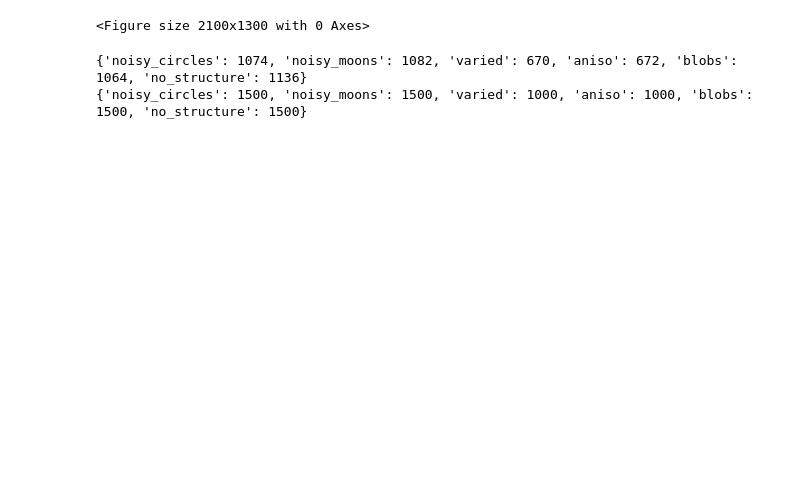
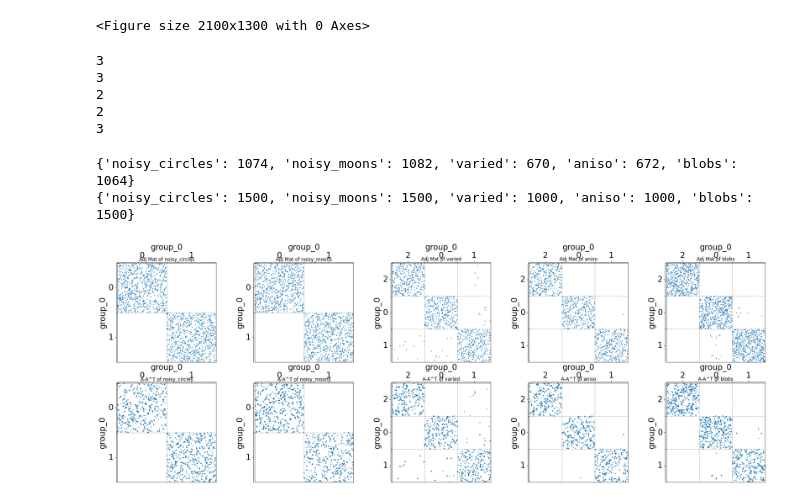
Before and after one commit to kareef928/sklearn-proj, a Jupyter notebook: kneighbors_test.ipynb, the cells around one changed output. Saved outputs shown, nothing was run; the diff lists cells and outputs as text; code cells hidden in the pictures; blank space fills up the shorter version.

```diff
--- a/kneighbors_test.ipynb
+++ b/kneighbors_test.ipynb
@@ -99,14 +106,16 @@ datasets = [
         },
     ),
     (blobs, {"min_samples": 7, "xi": 0.1, "min_cluster_size": 0.2}),
-    (no_structure, {}),
+    #(no_structure, {}),
 ]
 # %% [output]
 <Figure size 2100x1300 with 0 Axes>
 # %%
 #get k-nearest-neighbors graphs
-dataset_names = ["noisy_circles", "noisy_moons", "varied", "aniso", "blobs", "no_structure"]
+#dataset_names = ["noisy_circles", "noisy_moons", "varied", "aniso", "blobs", "no_structure"]
+dataset_names = ["noisy_circles", "noisy_moons", "varied", "aniso", "blobs"]
 nearest_neighbors_graphs = {}
+nearest_neighbors_graphs_symm = {}
 
 for i_dataset, (dataset, algo_params) in enumerate(datasets):
     # update parameters with dataset-specific values
@@ -114,7 +123,6 @@ for i_dataset, (dataset, algo_params) in enumerate(datasets):
     params.update(algo_params)
 
     X, y = dataset
-
     # normalize dataset for easier parameter selection
     X = StandardScaler().fit_transform(X)
 
@@ -123,8 +131,18 @@ for i_dataset, (dataset, algo_params) in enumerate(datasets):
         X, n_neighbors=params["n_neighbors"], include_self=False
     )
 
+    connectivity_symm = 0.5 * (connectivity + connectivity.T)
+
     #update the nearest neighbors dictionary
     nearest_neighbors_graphs[dataset_names[i_dataset]] = connectivity.toarray()
+    nearest_neighbors_graphs_symm[dataset_names[i_dataset]] = connectivity_symm.toarray()
+    print(params["n_neighbors"])
+# %% [output]
+3
+3
+2
+2
+3
 # %%
 nearest_neighbors_symm_count = {}
 nearest_neighbors_total_count = {}
@@ -133,7 +151,6 @@ for i_dataset, (dataset, mat) in enumerate(nearest_neighbors_graphs.items()):
     total_count = 0
     for i in range(len(mat)):
         for j in range(len(mat[0])):
-
             #count the total number of 1s in the nearest neighbors matrix
             if mat[i][j] != 0:
                 total_count += 1
@@ -147,5 +164,25 @@ for i_dataset, (dataset, mat) in enumerate(nearest_neighbors_graphs.items()):
 print(nearest_neighbors_symm_count)
 print(nearest_neighbors_total_count)
 # %% [output]
-{'noisy_circles': 1074, 'noisy_moons': 1082, 'varied': 670, 'aniso': 672, 'blobs': 1064, 'no_structure': 1136}
-{'noisy_circles': 1500, 'noisy_moons': 1500, 'varied': 1000, 'aniso': 1000, 'blobs': 1500, 'no_structure': 1500}
+{'noisy_circles': 1074, 'noisy_moons': 1082, 'varied': 670, 'aniso': 672, 'blobs': 1064}
+{'noisy_circles': 1500, 'noisy_moons': 1500, 'varied': 1000, 'aniso': 1000, 'blobs': 1500}
+# %%
+#plot adjacency matrices of knn graphs
+fig, axs = plt.subplots(2, len(nearest_neighbors_graphs), figsize=(30, 10))
+labels_list = []
+for i_dataset, (dataset, mat) in enumerate(nearest_neighbors_graphs.items()):
+    X, y = datasets[i_dataset][0]
+    labels_list.append(y)
+    A = mat.copy()
+    adjplot(A, ax=axs[0, i_dataset], plot_type="scattermap", group=y)
+    A_diff = A - A.T
+    adjplot(A_diff, ax=axs[1, i_dataset], plot_type="scattermap", group=y)
+
+#just title everything
+for i, ax in enumerate(axs[0]):
+    ax.set_title(f"Adj Mat of {list(nearest_neighbors_graphs.keys())[i]}")
+
+for i, ax in enumerate(axs[1]):
+    ax.set_title(f"A-A^T of {list(nearest_neighbors_graphs.keys())[i]}")
+# %% [output]
+[figure, added]
```
Also changed, not shown: parts of 28 cells of this notebook.
